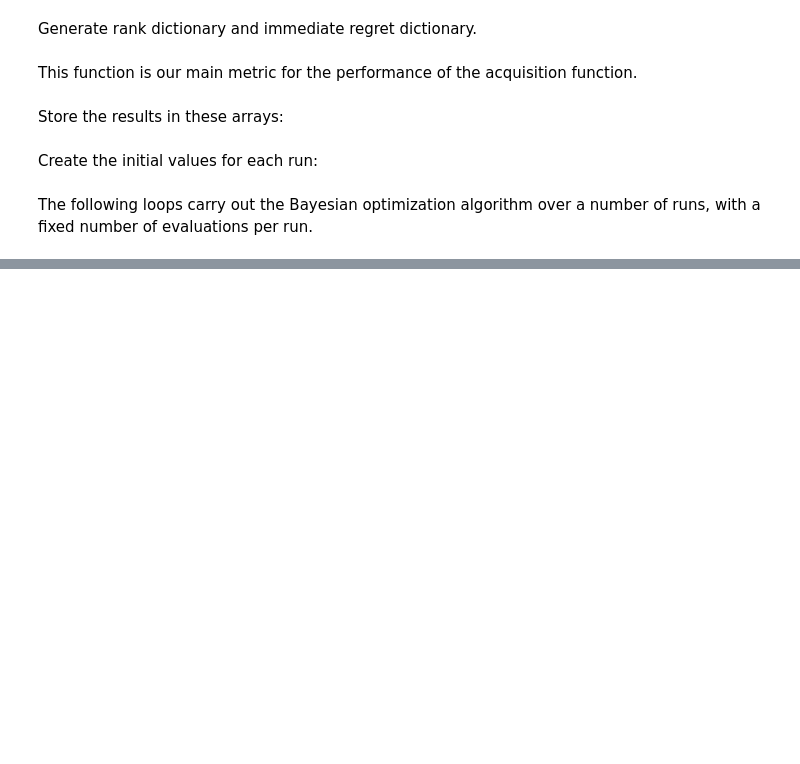
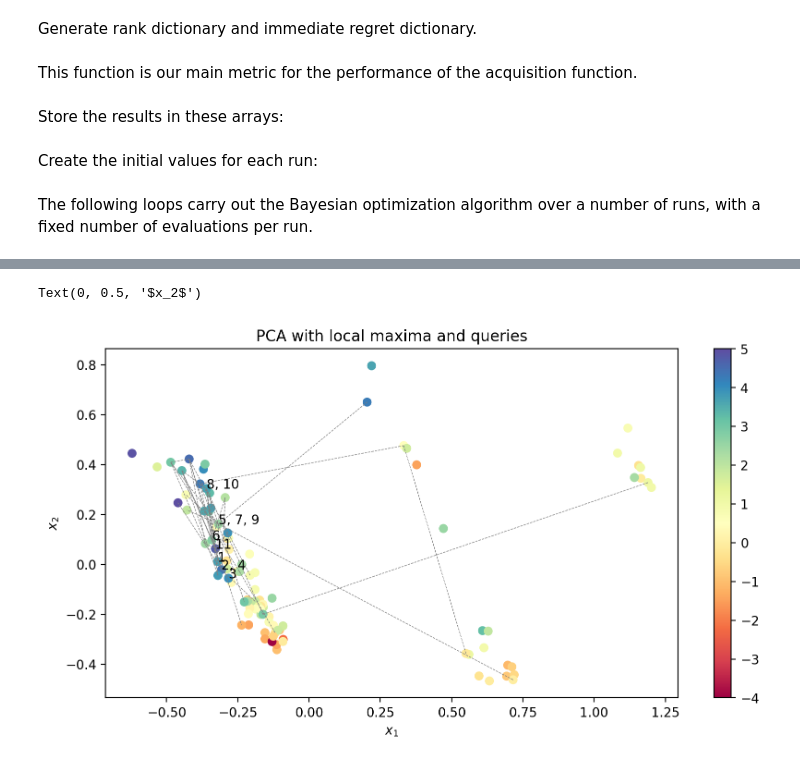
Before and after one commit to sebtsh/Top-k-Ranking-Bayesian-Optimization, a Jupyter notebook: notebooks/SUSHI/MPES_SUSHI.ipynb, the cells around one changed output, grey strips where cells are left out. Drawn from its saved outputs; the diff is of its cells as text; code cells hidden in the pictures; blank space fills up the shorter version.

```diff
--- a/notebooks/SUSHI/MPES_SUSHI.ipynb
+++ b/notebooks/SUSHI/MPES_SUSHI.ipynb
@@ -262,0 +272,12 @@ pickle.dump((X_results, y_results, immediate_regret), open(results_dir + "res.p"
+# %%
+queries_shape = queries.shape
+# %%
+ranks = []
+for query in queries.reshape([-1, 6]):
+    ranks.append(rank_dict[query.data.tobytes()])
+# %%
+line_idxs = []
+for rank in ranks:
+    line_idxs.append(rank_to_idx_dict[rank])
+# %%
+final = np.reshape(line_idxs, queries_shape[:-1])
@@ -262,0 +293,16 @@ pickle.dump((X_results, y_results, immediate_regret), open(results_dir + "res.p"
+# %%
+plt.figure(figsize=(10, 5), dpi=200)
+plt.scatter(pca_embed[:, 0], pca_embed[:, 1], c=fvals, cmap='Spectral')
+for tup in idx_orders_tuples:
+    plt.text(pca_embed[tup[0], 0], pca_embed[tup[0], 1], str(tup[1]))
+for pair in final:
+    x_vals = [pca_embed[pair[0], 0], pca_embed[pair[1], 0]]
+    y_vals = [pca_embed[pair[0], 1], pca_embed[pair[1], 1]]
+    plt.plot(x_vals, y_vals, linestyle='dashed', linewidth=0.5, color='gray' )
+plt.colorbar()
+plt.title("PCA with local maxima and queries")
+plt.xlabel("$x_1$")
+plt.ylabel("$x_2$")
+# %% [output]
+Text(0, 0.5, '$x_2$')
+[figure, added]
```
Also changed, not shown: parts of 38 cells of this notebook.
